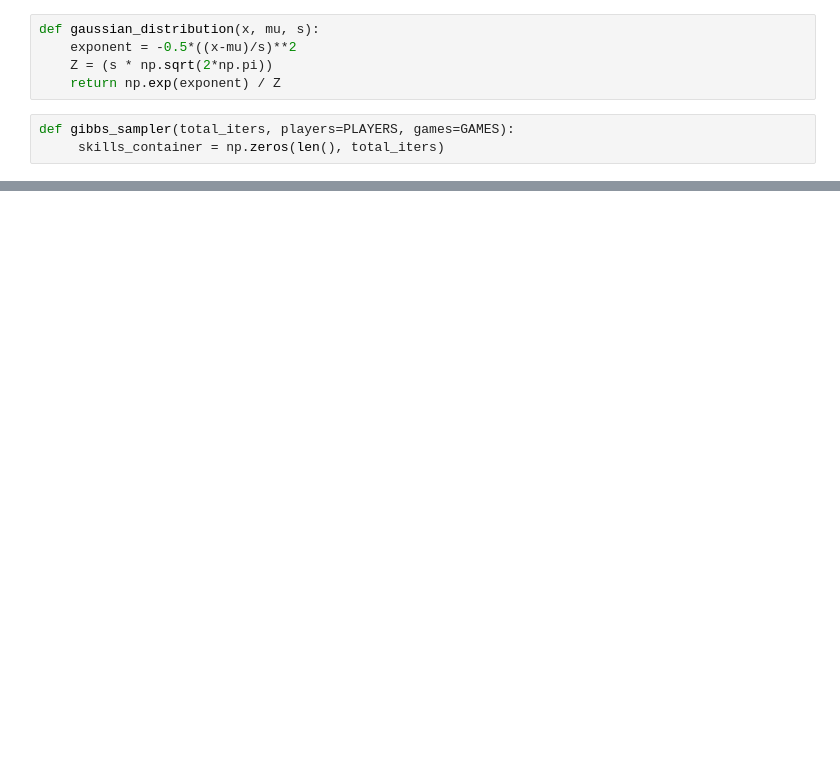
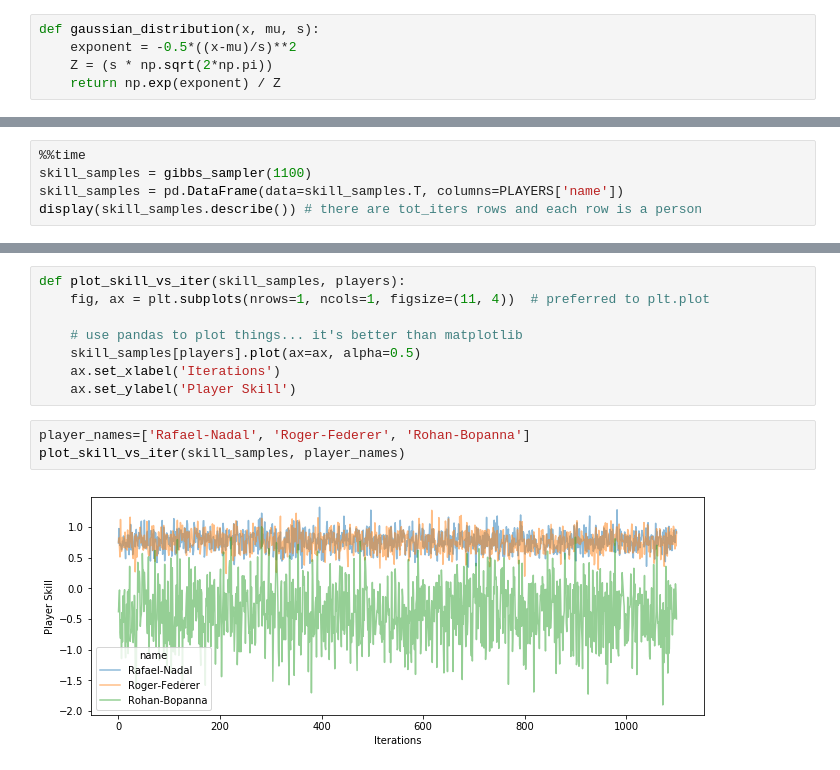
Before and after one commit to alexdarch/PythonProjects, a Jupyter notebook: Probabilistic_ML/Probabilistic Ranking.ipynb, the cells around one changed output, grey strips where cells are left out. Saved outputs shown, nothing was run; the diff lists cells and outputs as text; blank space fills up the shorter version.

Commit message:
finished gibbs rank

```diff
--- a/Probabilistic_ML/Probabilistic Ranking.ipynb
+++ b/Probabilistic_ML/Probabilistic Ranking.ipynb
@@ -227,6 +223,3 @@ def gaussian_distribution(x, mu, s):
     exponent = -0.5*((x-mu)/s)**2
     Z = (s * np.sqrt(2*np.pi))
     return np.exp(exponent) / Z
-# %%
-def gibbs_sampler(total_iters, players=PLAYERS, games=GAMES):
-     skills_container = np.zeros(len(), total_iters)
@@ -232,0 +266,5 @@ def gibbs_sampler(total_iters, players=PLAYERS, games=GAMES):
+# %%
+%%time
+skill_samples = gibbs_sampler(1100)
+skill_samples = pd.DataFrame(data=skill_samples.T, columns=PLAYERS['name'])
+display(skill_samples.describe()) # there are tot_iters rows and each row is a person
@@ -232,0 +283,13 @@ def gibbs_sampler(total_iters, players=PLAYERS, games=GAMES):
+# %%
+def plot_skill_vs_iter(skill_samples, players):
+    fig, ax = plt.subplots(nrows=1, ncols=1, figsize=(11, 4))  # preferred to plt.plot
+
+    # use pandas to plot things... it's better than matplotlib
+    skill_samples[players].plot(ax=ax, alpha=0.5)
+    ax.set_xlabel('Iterations')
+    ax.set_ylabel('Player Skill')
+# %%
+player_names=['Rafael-Nadal', 'Roger-Federer', 'Rohan-Bopanna']
+plot_skill_vs_iter(skill_samples, player_names)
+# %% [output]
+[figure, added]
```
Also changed, not shown: parts of 7 cells of this notebook.
